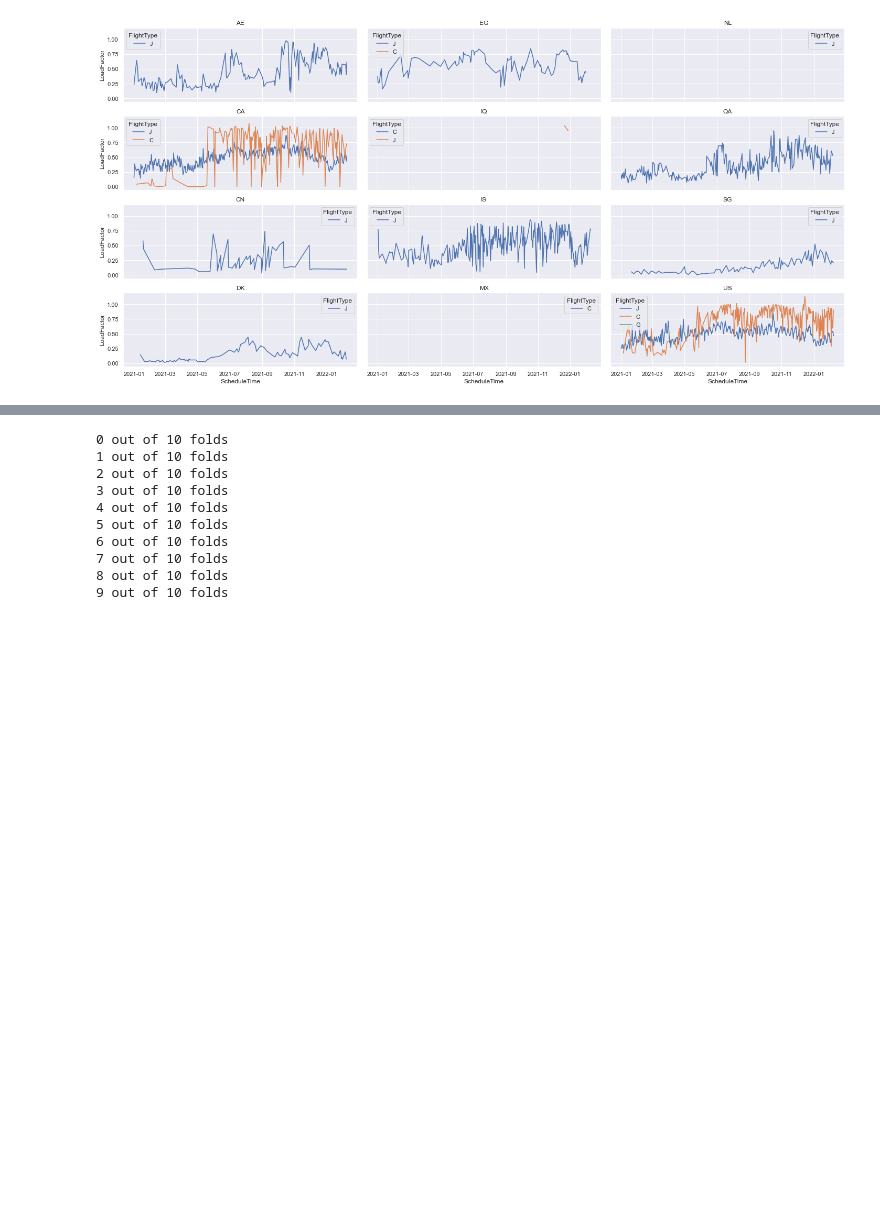
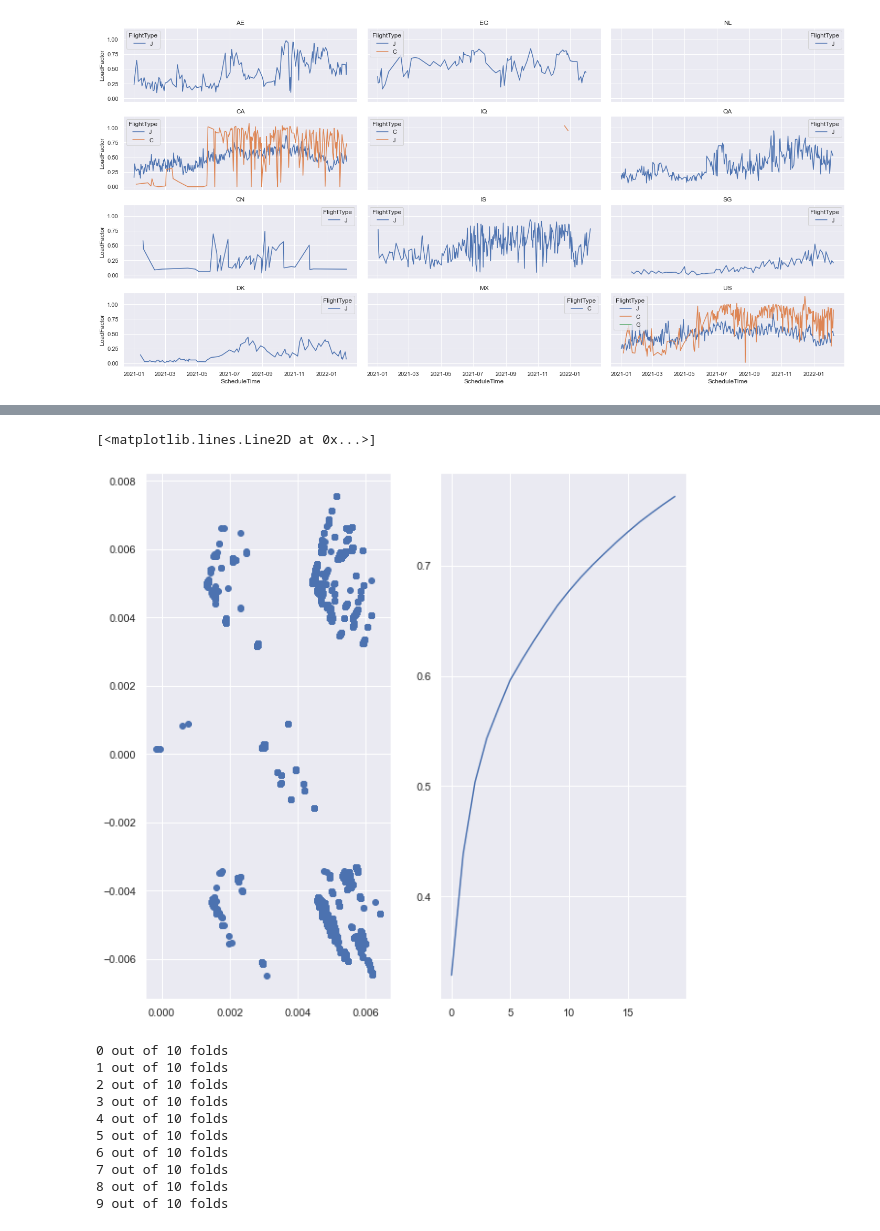
Before and after one commit to MatildeDP/ComputationalDataAnalysisProject, a Jupyter notebook: case1.ipynb, the cells around one changed output, grey strips where cells are left out. Cells and saved outputs as stored; diff of their text form; code cells hidden in the pictures; blank space fills up the shorter version.

```diff
--- a/case1.ipynb
+++ b/case1.ipynb
@@ -81,3 +172,20 @@ X.shape, y.shape
+# %%
+from sklearn.decomposition import PCA
+
+pca = PCA(n_components=20)
+
+
+pca.fit(X.T)
+
+fig, ax = plt.subplots(ncols = 2, figsize = (10,10))
+
+
+x, y = pca.components_[:2]
+ax[0].scatter(x,y)
+ax[1].plot(pca.explained_variance_ratio_.cumsum())
+# %% [output]
+[<matplotlib.lines.Line2D at 0x...>]
+[figure, added]
 # %%
 from sklearn.model_selection import KFold
 from sklearn import linear_model
```
Also changed, not shown: parts of 16 cells of this notebook, 1 other file.
